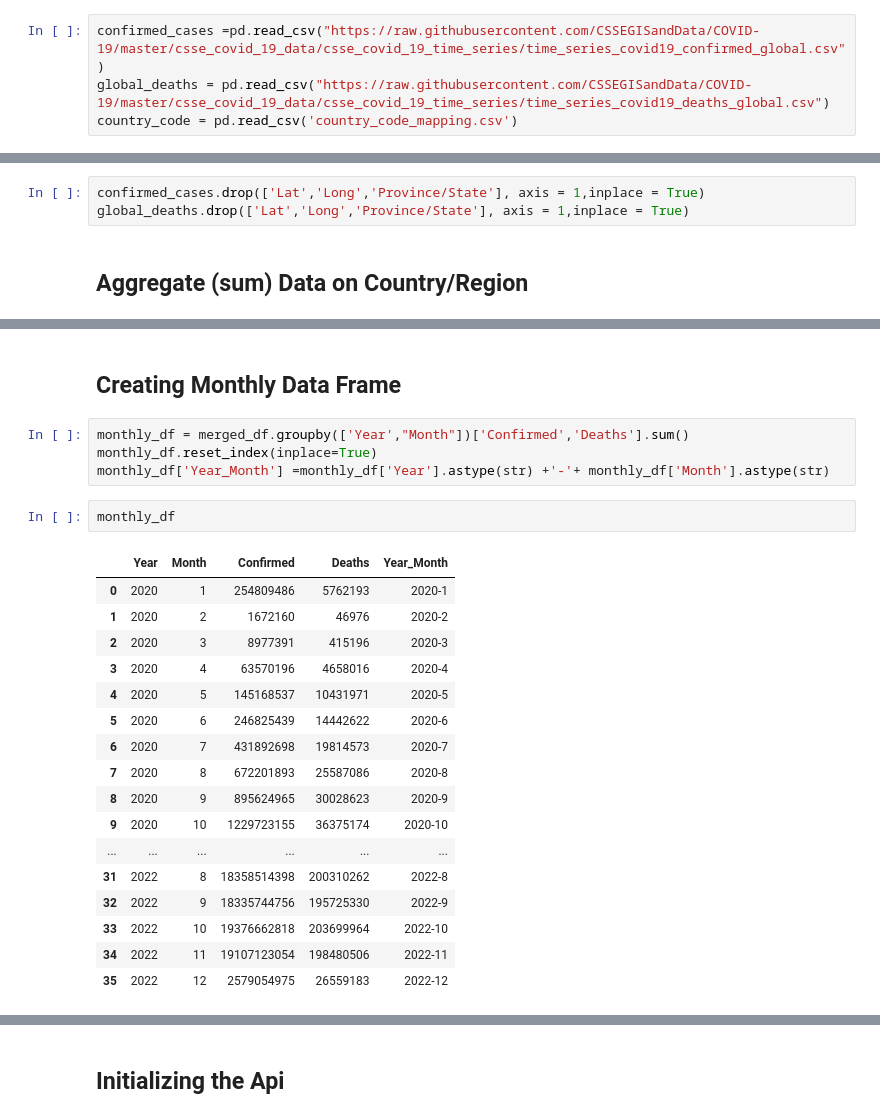
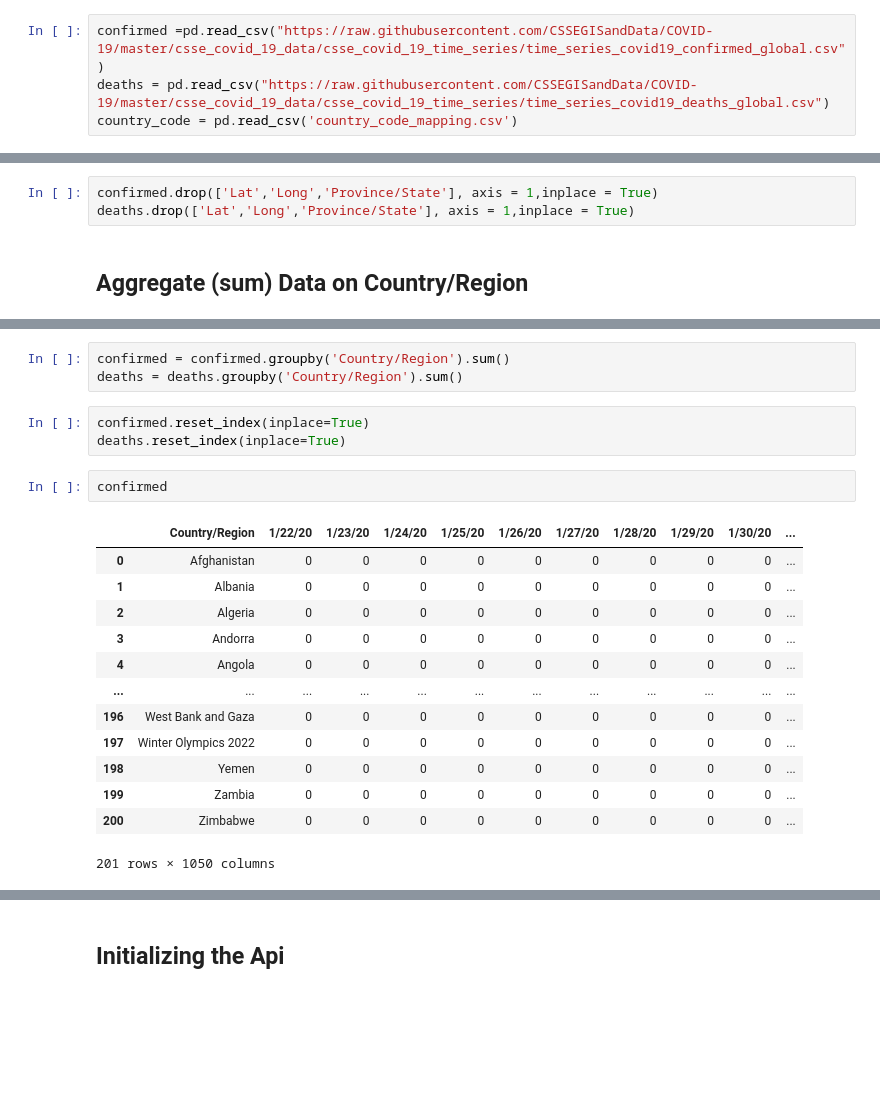
Before and after one commit to AIDA-Saskatchewan-polytechnic/Covid_impact_on_Stock-Market, a Jupyter notebook: Python_project_covid_Stock.ipynb, the cells around one changed output, grey strips where cells are left out. Drawn from its saved outputs; the diff is of its cells as text; blank space fills up the shorter version.

```diff
--- a/Python_project_covid_Stock.ipynb
+++ b/Python_project_covid_Stock.ipynb
@@ -5,7 +5,7 @@ import matplotlib.pyplot as plt
 # %% [markdown]
 ## Loading The DataSets
 # %%
-confirmed_cases =pd.read_csv("https://raw.githubusercontent.com/CSSEGISandData/COVID-19/master/csse_covid_19_data/csse_covid_19_time_series/time_series_covid19_confirmed_global.csv")
-global_deaths = pd.read_csv("https://raw.githubusercontent.com/CSSEGISandData/COVID-19/master/csse_covid_19_data/csse_covid_19_time_series/time_series_covid19_deaths_global.csv")
+confirmed =pd.read_csv("https://raw.githubusercontent.com/CSSEGISandData/COVID-19/master/csse_covid_19_data/csse_covid_19_time_series/time_series_covid19_confirmed_global.csv")
+deaths = pd.read_csv("https://raw.githubusercontent.com/CSSEGISandData/COVID-19/master/csse_covid_19_data/csse_covid_19_time_series/time_series_covid19_deaths_global.csv")
 country_code = pd.read_csv('country_code_mapping.csv')
 # %%
@@ -59,7 +56,7 @@ global_deaths
 # %% [markdown]
 ## Drop Unnecessary Data
 # %%
-confirmed_cases.drop(['Lat','Long','Province/State'], axis = 1,inplace = True)
-global_deaths.drop(['Lat','Long','Province/State'], axis = 1,inplace = True)
+confirmed.drop(['Lat','Long','Province/State'], axis = 1,inplace = True)
+deaths.drop(['Lat','Long','Province/State'], axis = 1,inplace = True)
 # %% [markdown]
 ## Aggregate (sum) Data on Country/Region
@@ -201,26 +63,22 @@ week_df
-# %% [markdown]
-## Creating Monthly Data Frame
-# %%
-monthly_df = merged_df.groupby(['Year',"Month"])['Confirmed','Deaths'].sum()
-monthly_df.reset_index(inplace=True)
-monthly_df['Year_Month'] =monthly_df['Year'].astype(str) +'-'+ monthly_df['Month'].astype(str)
-# %%
-monthly_df
-# %% [output]
-|  | Year | Month | Confirmed | Deaths | Year_Month |
-| 0 | 2020 | 1 | 254809486 | 5762193 | 2020-1 |
-| 1 | 2020 | 2 | 1672160 | 46976 | 2020-2 |
-| 2 | 2020 | 3 | 8977391 | 415196 | 2020-3 |
-| 3 | 2020 | 4 | 63570196 | 4658016 | 2020-4 |
-| 4 | 2020 | 5 | 145168537 | 10431971 | 2020-5 |
-| 5 | 2020 | 6 | 246825439 | 14442622 | 2020-6 |
-| 6 | 2020 | 7 | 431892698 | 19814573 | 2020-7 |
-| 7 | 2020 | 8 | 672201893 | 25587086 | 2020-8 |
-| 8 | 2020 | 9 | 895624965 | 30028623 | 2020-9 |
-| 9 | 2020 | 10 | 1229723155 | 36375174 | 2020-10 |
-| ... | ... | ... | ... | ... | ... |
-| 31 | 2022 | 8 | 18358514398 | 200310262 | 2022-8 |
-| 32 | 2022 | 9 | 18335744756 | 195725330 | 2022-9 |
-| 33 | 2022 | 10 | 19376662818 | 203699964 | 2022-10 |
-| 34 | 2022 | 11 | 19107123054 | 198480506 | 2022-11 |
-| 35 | 2022 | 12 | 2579054975 | 26559183 | 2022-12 |
+# %%
+confirmed = confirmed.groupby('Country/Region').sum()
+deaths = deaths.groupby('Country/Region').sum()
+# %%
+confirmed.reset_index(inplace=True)
+deaths.reset_index(inplace=True)
+# %%
+confirmed
+# %% [output]
+|  | Country/Region | 1/22/20 | 1/23/20 | 1/24/20 | 1/25/20 | 1/26/20 | 1/27/20 | 1/28/20 | 1/29/20 | 1/30/20 | ... |
+| 0 | Afghanistan | 0 | 0 | 0 | 0 | 0 | 0 | 0 | 0 | 0 | ... |
+| 1 | Albania | 0 | 0 | 0 | 0 | 0 | 0 | 0 | 0 | 0 | ... |
+| 2 | Algeria | 0 | 0 | 0 | 0 | 0 | 0 | 0 | 0 | 0 | ... |
+| 3 | Andorra | 0 | 0 | 0 | 0 | 0 | 0 | 0 | 0 | 0 | ... |
+| 4 | Angola | 0 | 0 | 0 | 0 | 0 | 0 | 0 | 0 | 0 | ... |
+| ... | ... | ... | ... | ... | ... | ... | ... | ... | ... | ... | ... |
+| 196 | West Bank and Gaza | 0 | 0 | 0 | 0 | 0 | 0 | 0 | 0 | 0 | ... |
+| 197 | Winter Olympics 2022 | 0 | 0 | 0 | 0 | 0 | 0 | 0 | 0 | 0 | ... |
+| 198 | Yemen | 0 | 0 | 0 | 0 | 0 | 0 | 0 | 0 | 0 | ... |
+| 199 | Zambia | 0 | 0 | 0 | 0 | 0 | 0 | 0 | 0 | 0 | ... |
+| 200 | Zimbabwe | 0 | 0 | 0 | 0 | 0 | 0 | 0 | 0 | 0 | ... |
+201 rows × 1050 columns
```
Also changed, not shown: parts of 75 cells of this notebook.
